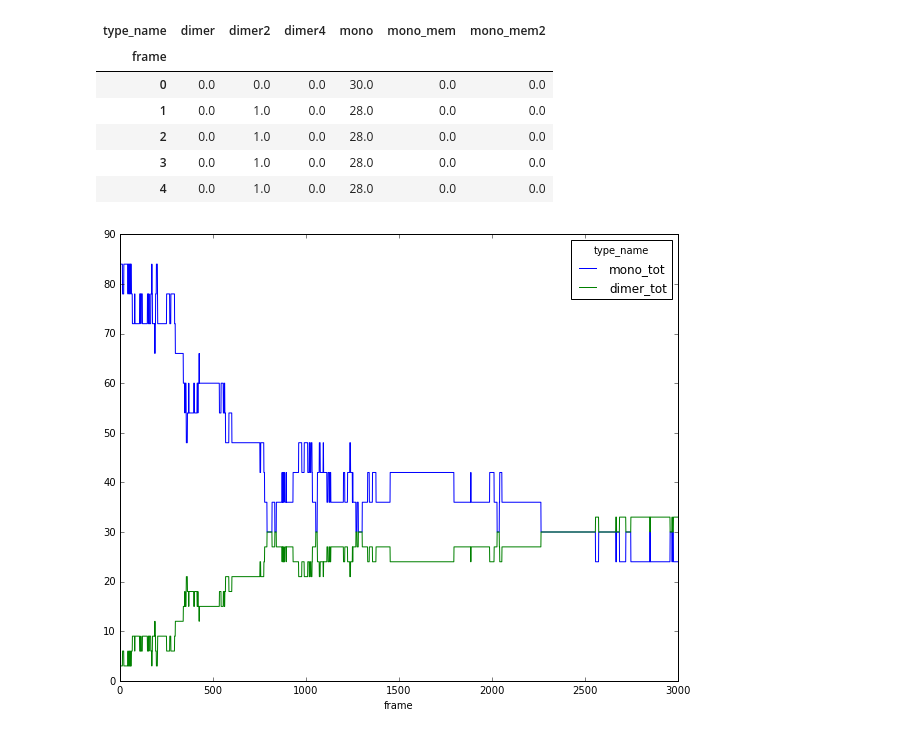
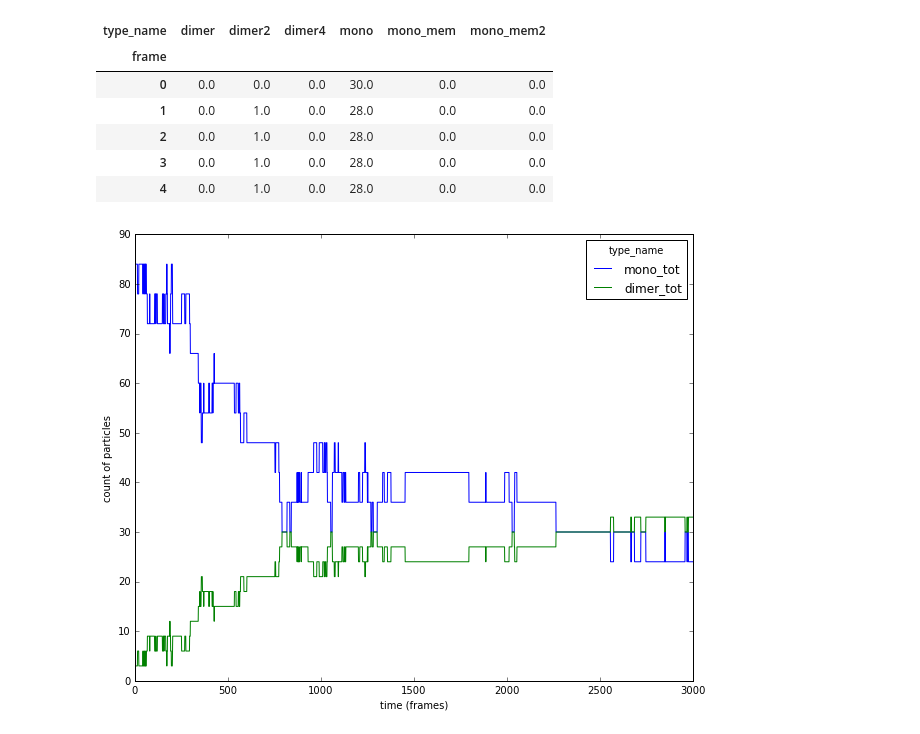
Before and after one commit to dprovasi/readi, a Jupyter notebook: readi.ipynb, the cells around one changed output. Cells and saved outputs as stored; diff of their text form; code cells hidden in the pictures.

```diff
--- a/readi.ipynb
+++ b/readi.ipynb
@@ -555,6 +612,8 @@ concentration_short = concentrations[['mono_tot','dimer_tot']]
 # %%
 #plt.style.use('ggplot')
 concentration_short.plot(figsize=(10,8))
+plt.xlabel('time (frames)')
+plt.ylabel('count of particles')
 plt.show()
 # %% [output]
-[figure, old version]
+[figure, new version]
```
Also changed, not shown: parts of 26 cells of this notebook.
